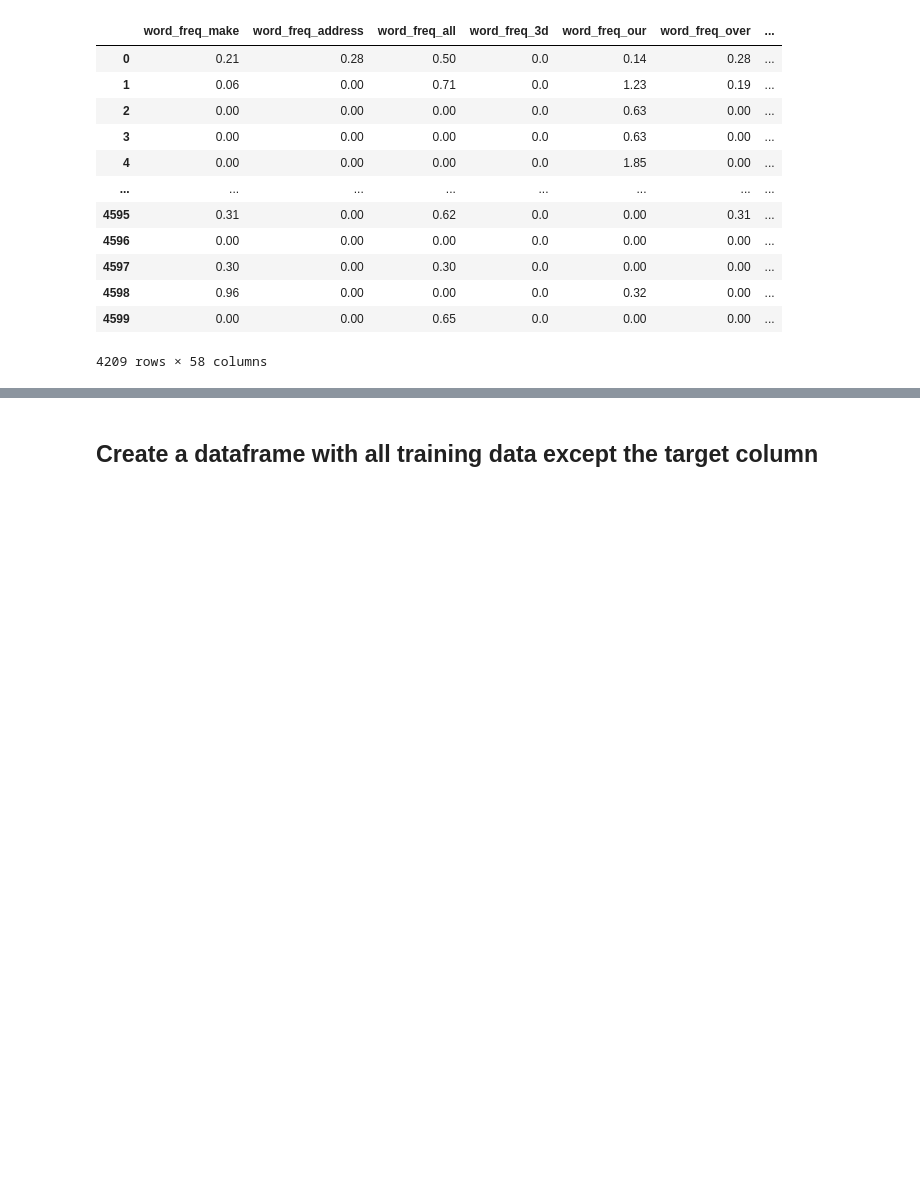
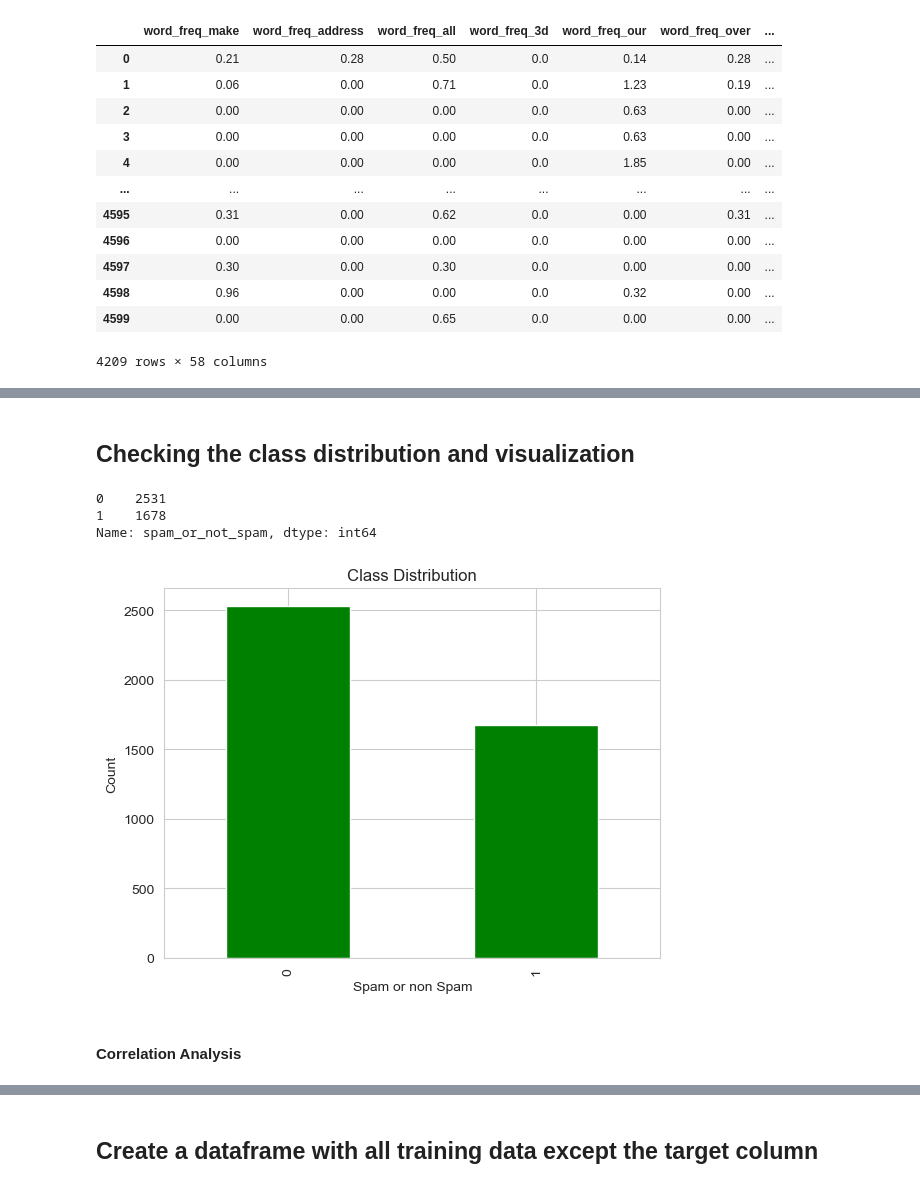
Before and after one commit to suviniV/20210569-machine-learning-cw, a Jupyter notebook: 20210569_2117540_KNN.ipynb, the cells around one changed output, grey strips where cells are left out. Saved outputs shown, nothing was run; the diff lists cells and outputs as text; code cells hidden in the pictures; blank space fills up the shorter version.

```diff
--- a/20210569_2117540_KNN.ipynb
+++ b/20210569_2117540_KNN.ipynb
@@ -79,0 +104,19 @@ plt.show()
+# %% [markdown]
+## Checking the class distribution and visualization
+# %%
+class_distribution = spam_email_data['spam_or_not_spam'].value_counts()
+class_distribution
+# %% [output]
+0    2531
+1    1678
+Name: spam_or_not_spam, dtype: int64
+# %%
+class_distribution.plot(kind='bar',color = 'green')
+plt.title('Class Distribution')
+plt.xlabel('Spam or non Spam')
+plt.ylabel('Count')
+plt.show()
+# %% [output]
+[figure, added]
+# %% [markdown]
+#### Correlation Analysis
```
Also changed, not shown: parts of 37 cells of this notebook, 1 other file.
